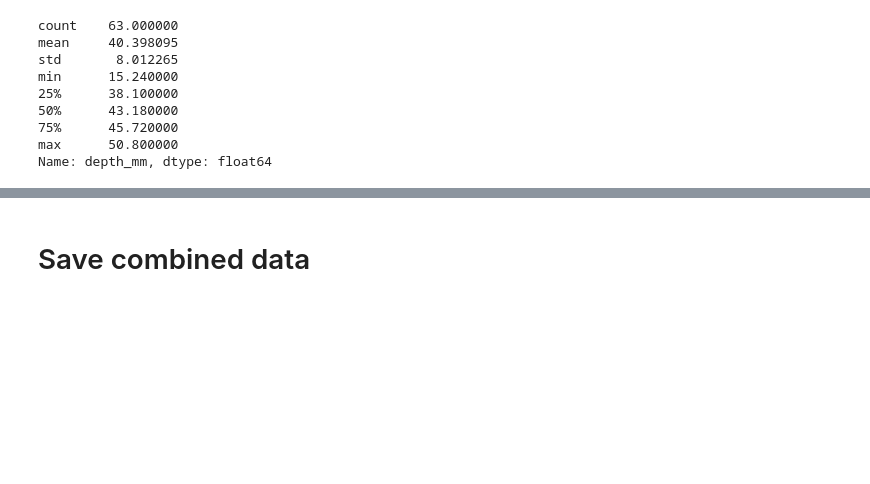
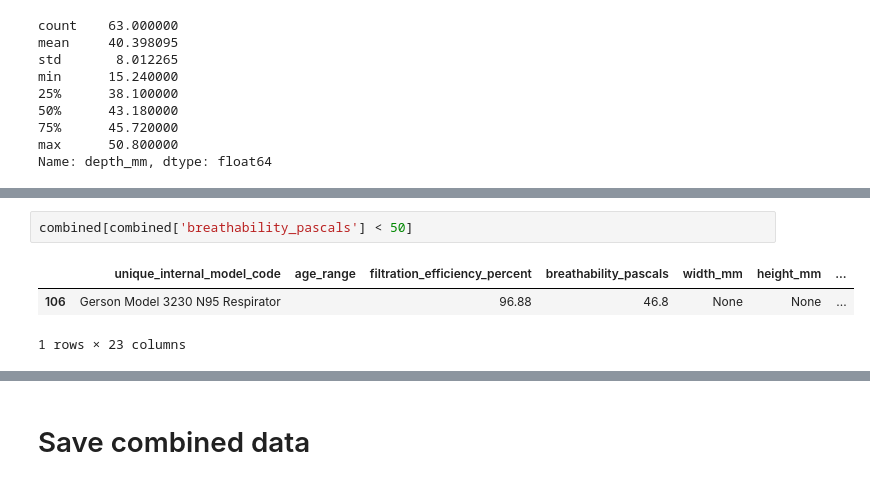
Before and after one commit to Edderic/breathesafe, a Jupyter notebook: python/mask-recommender/notebooks/combine-mask-data-sets.ipynb, the cells around one changed output, grey strips where cells are left out. Saved outputs shown, nothing was run; the diff lists cells and outputs as text; blank space fills up the shorter version.

```diff
--- a/python/mask-recommender/notebooks/combine-mask-data-sets.ipynb
+++ b/python/mask-recommender/notebooks/combine-mask-data-sets.ipynb
@@ -1750,0 +1970,6 @@ combined[combined['depth_mm'] > 50]
+# %%
+combined[combined['breathability_pascals'] < 50]
+# %% [output]
+|  | unique_internal_model_code | age_range | filtration_efficiency_percent | breathability_pascals | width_mm | height_mm | ... |
+| 106 | Gerson Model 3230 N95 Respirator |  | 96.88 | 46.8 | None | None | ... |
+1 rows × 23 columns
```
Also changed, not shown: parts of 26 cells of this notebook.
